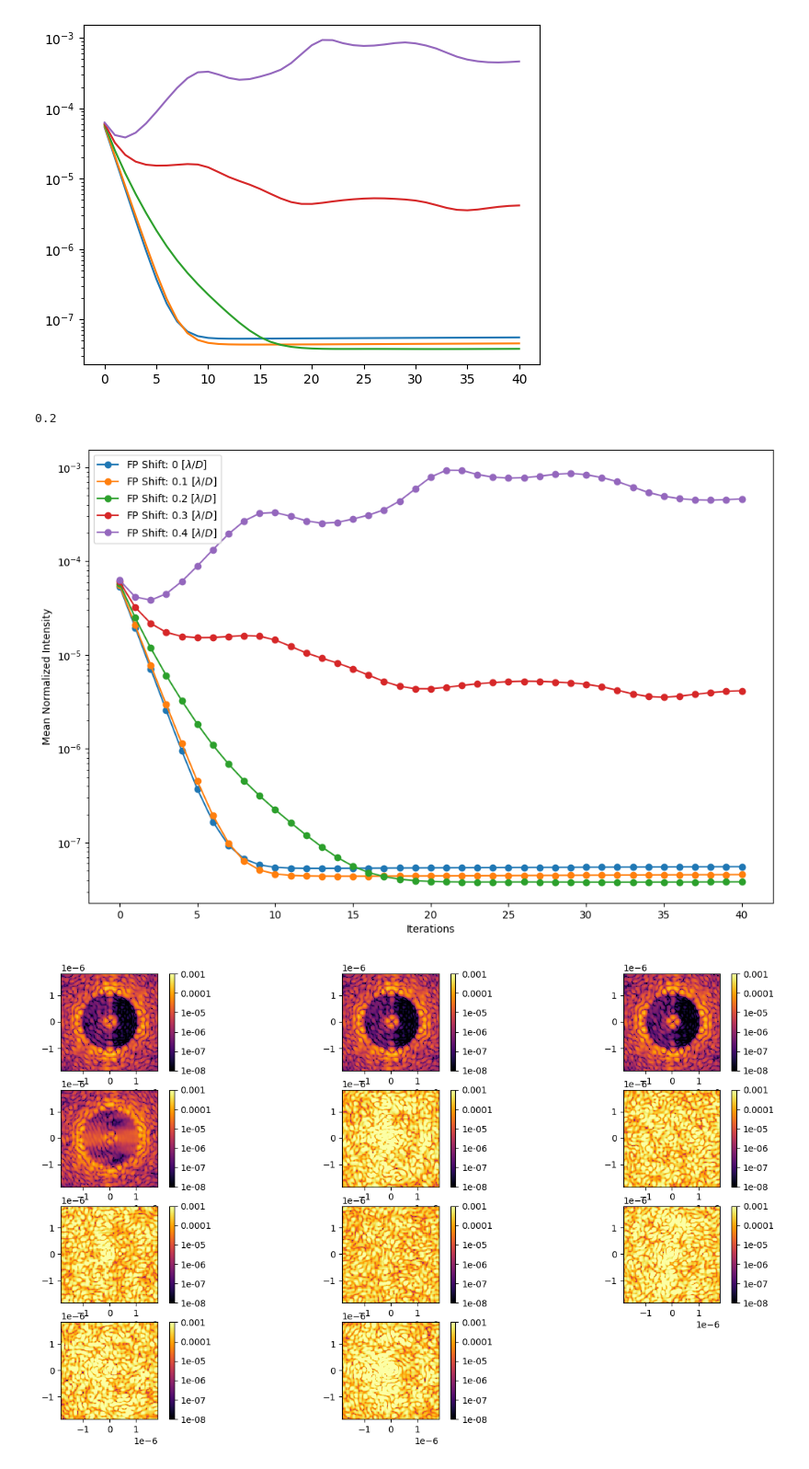
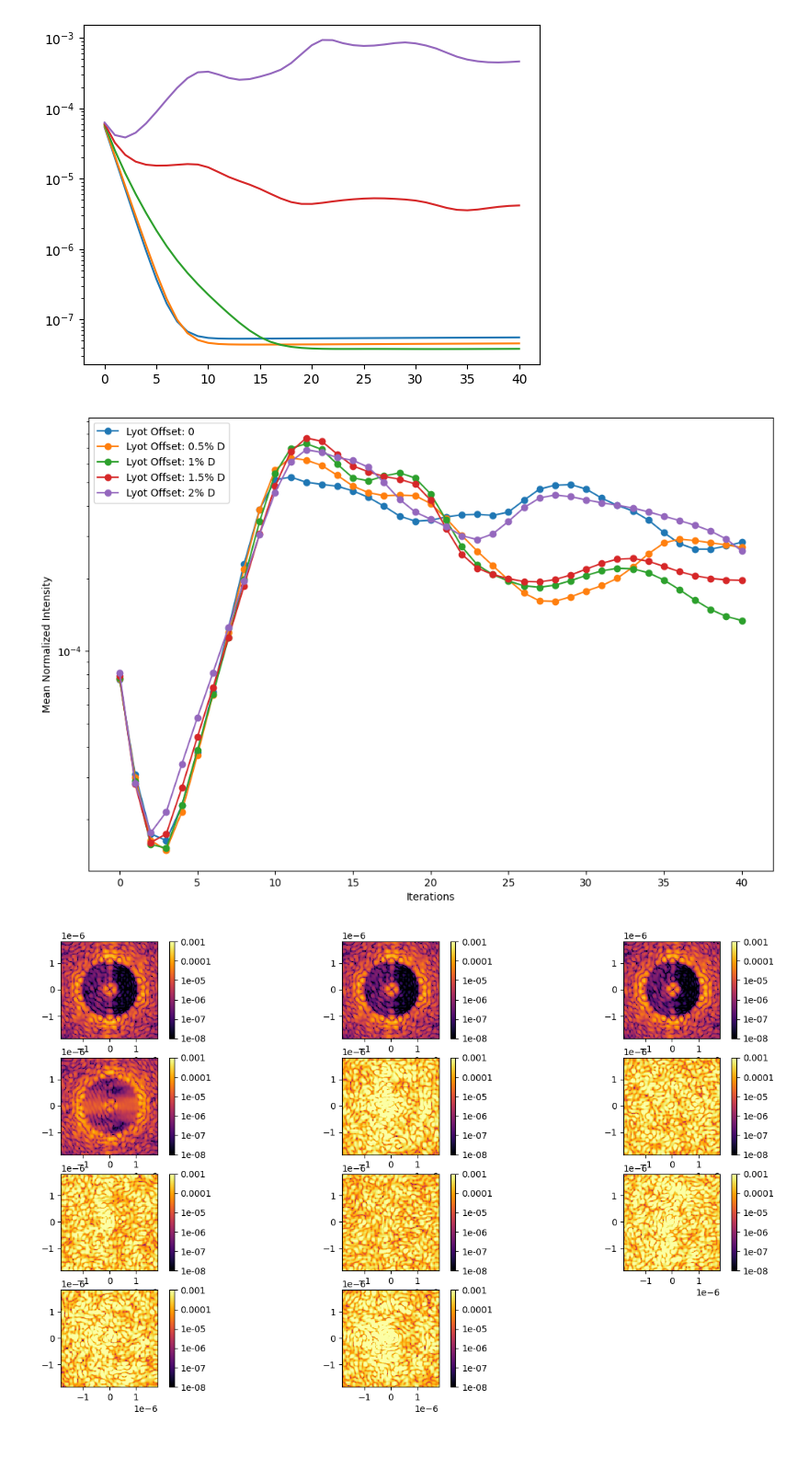
Before and after one commit to jlibermann/magaox-iefc-sim, a Jupyter notebook: Lyot_shift/iefc_lyot_shift.ipynb, the cells around one changed output. Shown at 92% size. Saved outputs shown, nothing was run; the diff lists cells and outputs as text; code cells hidden in the pictures.

```diff
--- a/Lyot_shift/iefc_lyot_shift.ipynb
+++ b/Lyot_shift/iefc_lyot_shift.ipynb
@@ -137,14 +137,16 @@ plt.show()
 # %%
 center_pos = np.array([0*pupil_diameter, 0]) # Pupil plane shift is defined in percentage of the pupil
 # Generate slightly undersized Lyot Stop
-lyot_mask = evaluate_supersampled(make_circular_aperture(0.95*pupil_diameter, center=center_pos), pupil_grid, 4)
+# lyot_mask = evaluate_supersampled(make_circular_aperture(0.95*pupil_diameter, center=center_pos), pupil_grid, 4)
+lyot_mask_imperfect = evaluate_supersampled(make_circular_aperture(0.95*pupil_diameter, center=center_pos), pupil_grid, 4)
+
 
 # Note: This should be opaque!
 focal_plane_mask = 1 - evaluate_supersampled(make_circular_aperture(6*sr), coro_focal_grid, 4) # Define FPM w/ diameter of 6 lambda/D and oversampled CG grid
 
-lyot_stop = Apodizer(lyot_mask)
+lyot_stop = Apodizer(lyot_mask_imperfect)
 
-imshow_field(lyot_mask, cmap='gray')
+imshow_field(lyot_mask_imperfect, cmap='gray')
 
 print(focal_plane_mask.shape)
 plt.figure()
@@ -458,7 +460,7 @@ def run_iefc(tip_tilt=0, lyot_offset=0, num_iterations=20, efc_gain=0.5, aberrat
     lyot_offset = np.array([lyot_offset*pupil_diameter, 0])
     lyot_mask_imperfect = evaluate_supersampled(make_circular_aperture(0.95*pupil_diameter, center=lyot_offset), pupil_grid, 4)
 
-    lyot_stop_imperfect = Apodizer(lyot_mask)
+    lyot_stop_imperfect = Apodizer(lyot_mask_imperfect)
 
     coro_imperfect = LyotCoronagraph(pupil_grid, focal_plane_mask, lyot_stop_imperfect,  focal_plane_mask_grid=coro_focal_grid)
 
@@ -628,5 +577,0 @@ final_means
-# %%
-means = np.array(means)
-# print(means.shape)
-
-# means.T
@@ -690,28 +581,24 @@ plt.yscale('log')
 plt.show()
 # %% [output]
 [figure]
-# %%
-lam0_dshifts[2]
-# %% [output]
-0.2
 # %%
 
 # fig = plt.figure(figsize=(16,9))
 
 fig, ax = plt.subplots(1, figsize=(12,8))
 
 ax.plot(np.arange(41), means[0:5].T, '-o')
 ax.set_xlabel('Iterations')
 ax.set_ylabel('Mean Normalized Intensity')
 # ax.set_title('iEFC Contrast')
 ax.set_yscale('log')
-ax.legend(['FP Shift: 0 [$\lambda / D$]', 'FP Shift: 0.1 [$\lambda / D$]', 'FP Shift: 0.2 [$\lambda / D$]', 'FP Shift: 0.3 [$\lambda / D$]', 'FP Shift: 0.4 [$\lambda / D$]', 'FP Shift: 0.5 [$\lambda / D$]'], loc='upper left')
+ax.legend(['Lyot Offset: 0 ', 'Lyot Offset: 0.5% D', 'Lyot Offset: 1% D', 'Lyot Offset: 1.5% D', 'Lyot Offset: 2% D', 'Lyot Offset: 2.5% D'], loc='upper left')
 
-plt.savefig(f'{PLOT_DIR}/fpshifts.png')
+# plt.savefig(f'{PLOT_DIR}/fpshifts.png')
 
 plt.show()
 # %% [output]
-[figure, old version]
+[figure, new version]
 # %%
 plt.figure(figsize=(16,9))
 for i in range(11):
```
Also changed, not shown: parts of 24 cells of this notebook.
